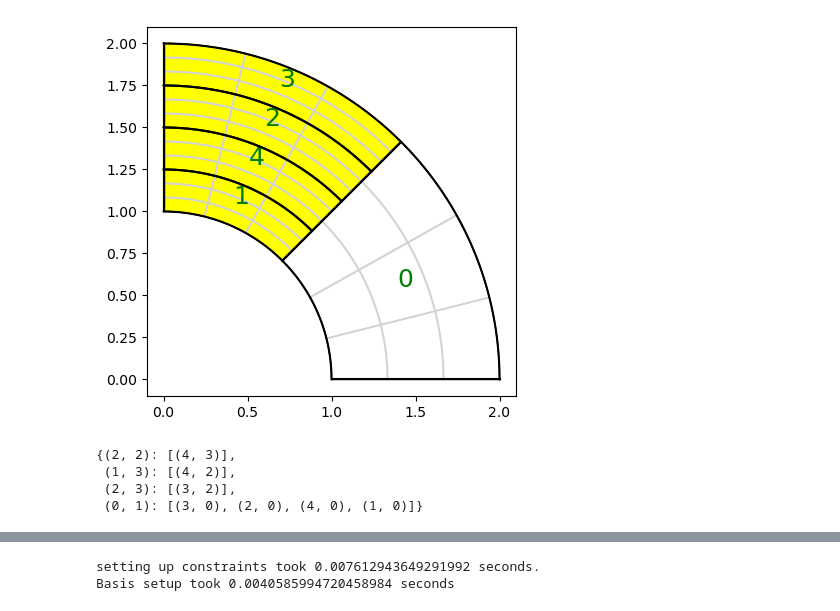
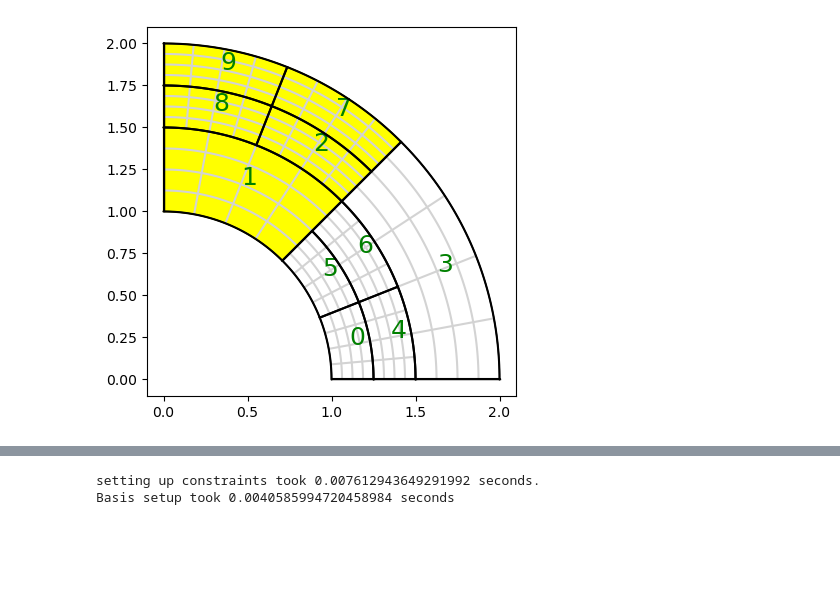
Before and after one commit to Stefan714/pyiga, a Jupyter notebook: notebooks/IETI.ipynb, the cells around one changed output, grey strips where cells are left out. Drawn from its saved outputs; the diff is of its cells as text; code cells hidden in the pictures; blank space fills up the shorter version.

```diff
--- a/notebooks/IETI.ipynb
+++ b/notebooks/IETI.ipynb
@@ -292,7 +294,7 @@ class IetiDP:
         self.Abi = [aslinearoperator(self.R_skeleton[p]@self.Ak[p]@self.R_interior[p].T) for p in range(self.space.numpatches)]
         self.S = [Abb - Abi@solvers.make_solver(Aii, spd=True).dot(Abi.T) for Abb,Abi,Aii in zip(self.Abb,self.Abi,self.Aii)]
         self.S = [s@np.eye(s.shape[0]) for s in self.S]
-        self.schur_exact=True
+        #self.schur_exact=True
         self.S_ofs = np.cumsum([0]+[s.shape[0] for s in self.S])
 
         self.S_prim = np.zeros(2*(len(self.Prim),))
@@ -311,7 +313,9 @@ class IetiDP:
         self.Psi_gamma=np.vstack(PsiK)
 
     def MsD(self, method="diagonal", as_matrix = False):
-        if not self.schur_exact:
+        if as_matrix:
+            self.compute_S()
+        else:
             B = self.B
             Bk = self.Bk
             self.B_gamma = scipy.sparse.hstack([Bk[p]@self.R_skeleton[p].T for p in range(self.space.numpatches)])
@@ -319,11 +323,7 @@ class IetiDP:
             self.Abb = [aslinearoperator(self.R_skeleton[p]@self.Ak[p]@self.R_skeleton[p].T) for p in range(self.space.numpatches)]
             self.Abi = [aslinearoperator(self.R_skeleton[p]@self.Ak[p]@self.R_interior[p].T) for p in range(self.space.numpatches)]
             self.S = [Abb - Abi@solvers.make_solver(Aii, spd=True).dot(Abi.T) for Abb,Abi,Aii in zip(self.Abb,self.Abi,self.Aii)]
-        else:
-            if as_matrix:
-                self.compute_S()
-            else:
-                pass
+            self.S_ofs = np.cumsum([0]+[s.shape[0] for s in self.S])
 
         if method=="pseudo":   ###TODO: Do not compute matrix exactly but use least squares as an operator
             t=time.time()
@@ -376,7 +376,7 @@ class IetiDP:
         print("Convergence condition: "+str(scipy.sparse.linalg.norm(self.B_gamma@self.BgD.T@self.B_gamma-self.B_gamma)))
         # for p in range(self.space.numpatches):
         #     print(self.BgD[:,ofs[p]:ofs[p+1]].shape, self.S[p].shape, self.BgD[:,ofs[p]:ofs[p+1]].T.shape)
-        if self.schur_exact:
+        if as_matrix:
             return np.array([self.BgD[:,self.S_ofs[p]:self.S_ofs[p+1]]@self.S[p]@self.BgD[:,self.S_ofs[p]:self.S_ofs[p+1]].T for p in range(self.space.numpatches)]).sum(axis=0)
         else:
             return sum([aslinearoperator(self.BgD[:,self.S_ofs[p]:self.S_ofs[p+1]])@self.S[p].dot(aslinearoperator(self.BgD[:,self.S_ofs[p]:self.S_ofs[p+1]].T)) for p in range(self.space.numpatches)])
@@ -600,7 +598,7 @@ def MsD_deluxe_Op(I):
         n = Mat.shape[0]
         B_ = B[r_idx,(R1.shape[0]+c.shape[0]):]
         c_idx = B_.getnnz(0)>0
-        X = aslinearoperator(scipy.sparse.hstack([scipy.sparse.csc_matrix((P.shape[0],n-n_c)),P@B_[:,c_idx]]))
+        X = aslinearoperator(scipy.sparse.hstack([scipy.sparse.csc_matrix((P.shape[0],n-n_c)),P@B_[:,c_idx].T]))
         M_deluxe.append(X@solvers.make_solver(Mat, symmetric=True, spd=False).dot(X.T))
     return sum(M_deluxe)
 # %%
@@ -640,26 +638,28 @@ def MsD_deluxe_whole2(I):
 # %%
 np.set_printoptions(formatter={'float': '{: 0.3f}'.format})
 # %%
-deg = 3
-N = 3
+deg = 2
+N = 4
 #M = Tshapes(deg,N,1)
 knots= (bspline.make_knots(deg,0,1,N),bspline.make_knots(deg,0,1,N))
 M = topology.PatchMesh([(knots,geometry.quarter_annulus())])
 M.split_patch(0,axis=0)
 M.set_domain_id({1:{0}})
 M.split_patch(1,axis=1)
-M.split_patch(2,axis=1)
-M.split_patch(1,axis=1)
+M.split_patch(0,axis=1)
 
-# M.split_patch(1,axis=1)
-# M.split_patch(2,axis=1)
+M.split_patch(0,axis=None)
+M.split_patch(2,axis=None)
+
+#M.split_patch(1,axis=1)
+#M.split_patch(2,axis=1)
 # M.split_patch(3,axis=1)
 # M.split_patch(4,axis=1)
 MP = assemble.Multipatch(M, automatch=True)
 for (p1,b1) in MP.L_intfs:
     MP.L_intfs[(p1,b1)]=list(MP.L_intfs[(p1,b1)])
-    #if p1==3 and b1==1:
-    MP.L_intfs[(p1,b1)].reverse()
+    #if p1==0 and b1==1:
+        #MP.L_intfs[(p1,b1)].reverse()
 
 dir_data = {0: lambda x,y: 0.}
 #MP.set_dirichlet_boundary(dir_data)
@@ -708 +708 @@ pcg with preconditioned condition number κ ~ 7.9309685991434735 stopped after 1
-[figure, old version]
+[figure, new version]
@@ -712,7 +708,0 @@ for (p1,b1) in MP.L_intfs:
-# %%
-MP.L_intfs
-# %% [output]
-{(2, 2): [(4, 3)],
- (1, 3): [(4, 2)],
- (2, 3): [(3, 2)],
- (0, 1): [(3, 0), (2, 0), (4, 0), (1, 0)]}
```
Also changed, not shown: parts of 28 cells of this notebook.
